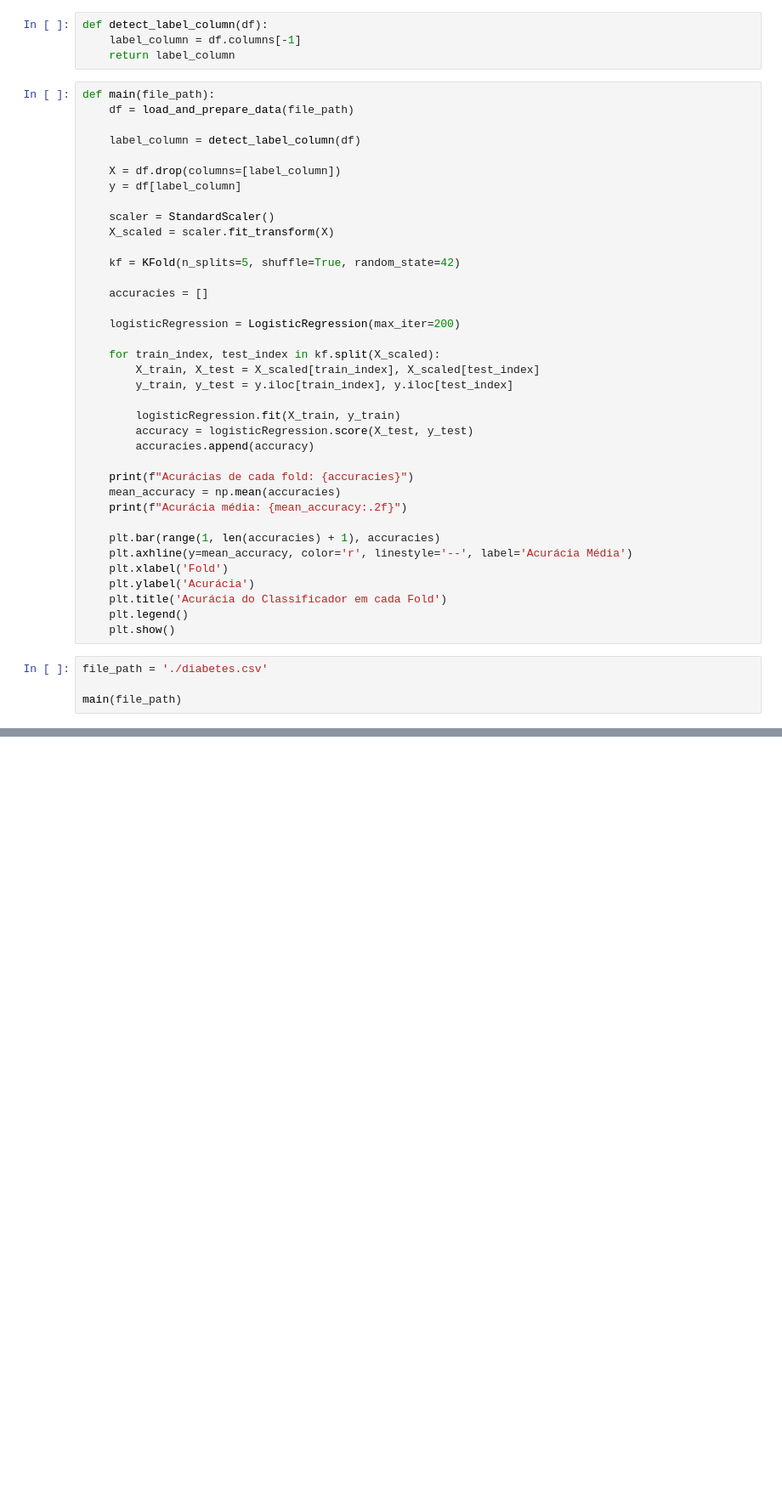
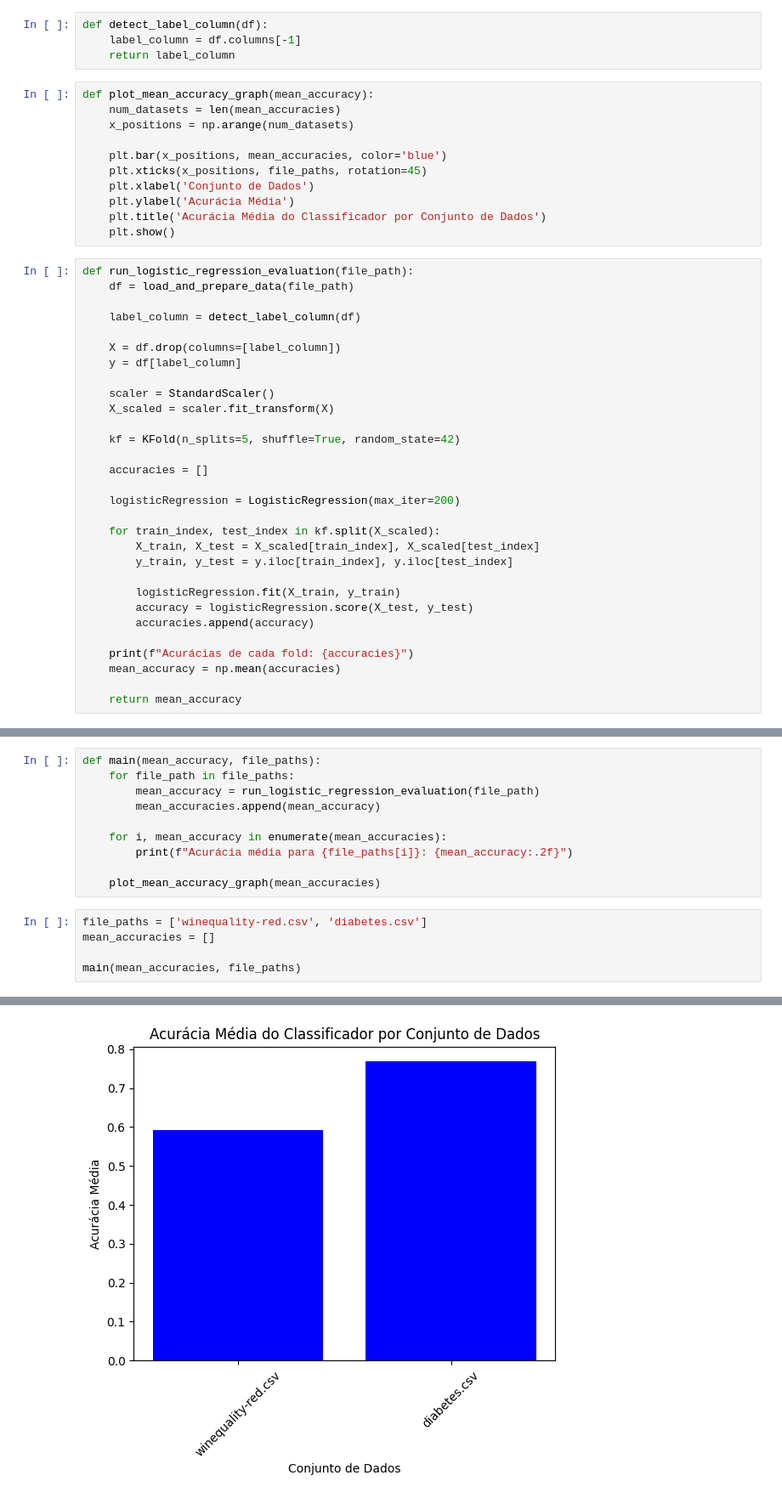
Before and after one commit to DevBernard/Trabalho-IA, a Jupyter notebook: LogisticRegressionJupyter.ipynb, the cells around one changed output, grey strips where cells are left out. Shown at 85% size. Saved outputs shown, nothing was run; the diff lists cells and outputs as text; blank space fills up the shorter version.

Commit message:
refatora o codigo para funcionar com mais datasets

```diff
--- a/LogisticRegressionJupyter.ipynb
+++ b/LogisticRegressionJupyter.ipynb
@@ -23,8 +21,19 @@ def load_and_prepare_data(file_path):
 def detect_label_column(df):
     label_column = df.columns[-1]
     return label_column
+# %%
+def plot_mean_accuracy_graph(mean_accuracy):
+    num_datasets = len(mean_accuracies)
+    x_positions = np.arange(num_datasets)
+
+    plt.bar(x_positions, mean_accuracies, color='blue')
+    plt.xticks(x_positions, file_paths, rotation=45)
+    plt.xlabel('Conjunto de Dados')
+    plt.ylabel('Acurácia Média')
+    plt.title('Acurácia Média do Classificador por Conjunto de Dados')
+    plt.show()
 # %%
-def main(file_path):
+def run_logistic_regression_evaluation(file_path):
     df = load_and_prepare_data(file_path)
 
     label_column = detect_label_column(df)
@@ -51,16 +60,5 @@ def main(file_path):
 
     print(f"Acurácias de cada fold: {accuracies}")
     mean_accuracy = np.mean(accuracies)
-    print(f"Acurácia média: {mean_accuracy:.2f}")
 
-    plt.bar(range(1, len(accuracies) + 1), accuracies)
-    plt.axhline(y=mean_accuracy, color='r', linestyle='--', label='Acurácia Média')
-    plt.xlabel('Fold')
-    plt.ylabel('Acurácia')
-    plt.title('Acurácia do Classificador em cada Fold')
-    plt.legend()
-    plt.show()
+    return mean_accuracy
-# %%
-file_path = './diabetes.csv'
-
-main(file_path)
@@ -70,0 +65,16 @@ Acurácia média: 0.77
+# %%
+def main(mean_accuracy, file_paths):
+    for file_path in file_paths:
+        mean_accuracy = run_logistic_regression_evaluation(file_path)
+        mean_accuracies.append(mean_accuracy)
+
+    for i, mean_accuracy in enumerate(mean_accuracies):
+        print(f"Acurácia média para {file_paths[i]}: {mean_accuracy:.2f}")
+
+    plot_mean_accuracy_graph(mean_accuracies)
+# %%
+file_paths = ['winequality-red.csv', 'diabetes.csv']
+mean_accuracies = []
+
+main(mean_accuracies, file_paths)
+# %% [output]
@@ -70,0 +85 @@ Acurácia média: 0.77
+[figure, added]
```
Also changed, not shown: parts of 3 cells of this notebook, 2 other files.
